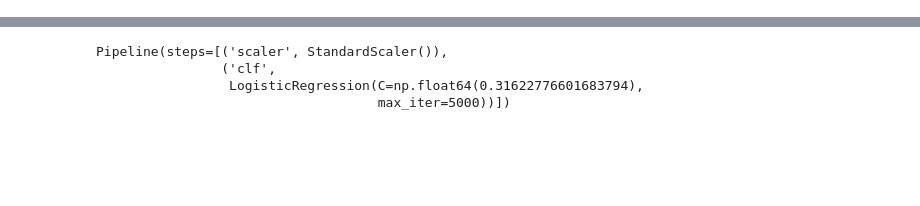
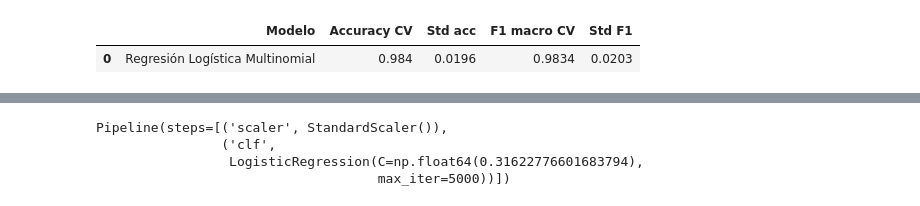
Before and after one commit to Davilapai/Taller5-Ia, a Jupyter notebook: modelo_regresion_logistica.ipynb, the cells around one changed output, grey strips where cells are left out. Cells and saved outputs as stored; diff of their text form; code cells hidden in the pictures; blank space fills up the shorter version.

Commit message:
update: regresion logistica

```diff
--- a/modelo_regresion_logistica.ipynb
+++ b/modelo_regresion_logistica.ipynb
@@ -297,0 +60,19 @@ Se guarda el pipeline (escalador + regresión logística) para reutilizarlo en l
+# %%
+cv_comp = RepeatedStratifiedKFold(n_splits=5, n_repeats=3, random_state=SEED)
+
+# Pipeline: primero estandariza las variables y luego aplica Regresión Logística Multinomial
+def pipe(modelo):
+    return Pipeline([('scaler', StandardScaler()), ('clf', modelo)])
+
+r = cross_validate(pipe(LogisticRegression(max_iter=5000)), X_train, y_train,
+                   cv=cv_comp, scoring=['accuracy', 'f1_macro'])
+pd.DataFrame([{
+    'Modelo': 'Regresión Logística Multinomial',
+    'Accuracy CV': r['test_accuracy'].mean(),
+    'Std acc': r['test_accuracy'].std(),
+    'F1 macro CV': r['test_f1_macro'].mean(),
+    'Std F1': r['test_f1_macro'].std()
+}]).round(4)
+# %% [output]
+|  | Modelo | Accuracy CV | Std acc | F1 macro CV | Std F1 |
+| 0 | Regresión Logística Multinomial | 0.984 | 0.0196 | 0.9834 | 0.0203 |
```
Also changed, not shown: parts of 51 cells of this notebook.
